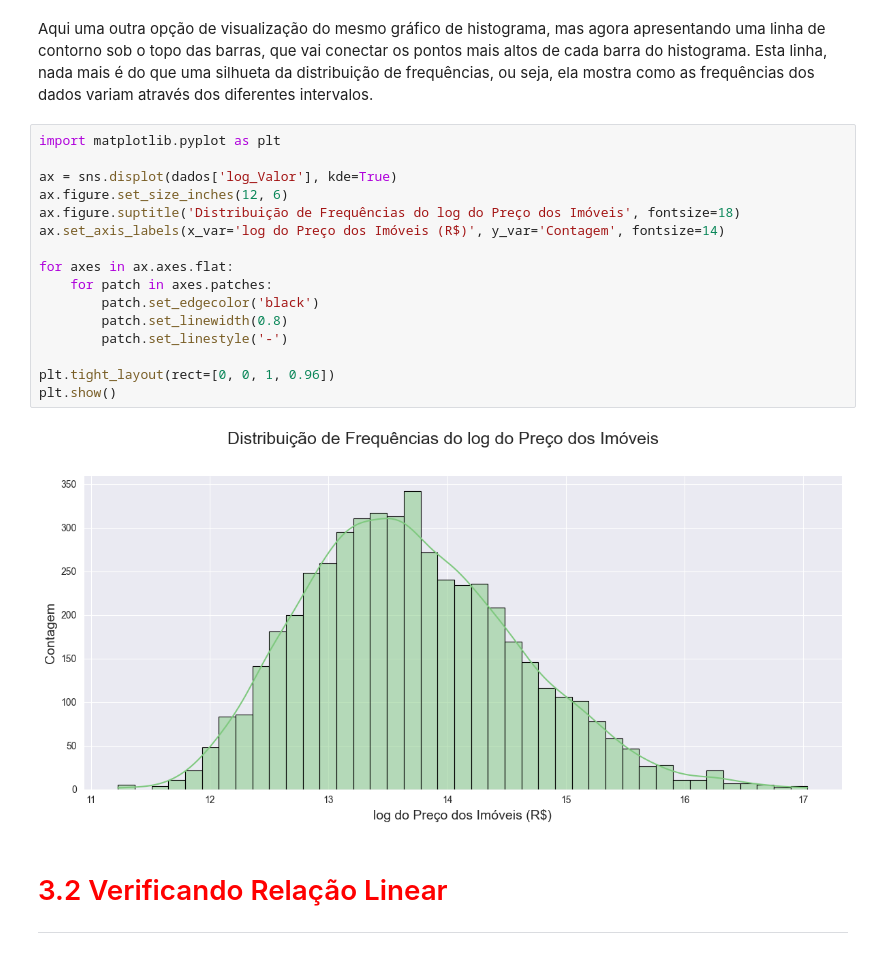
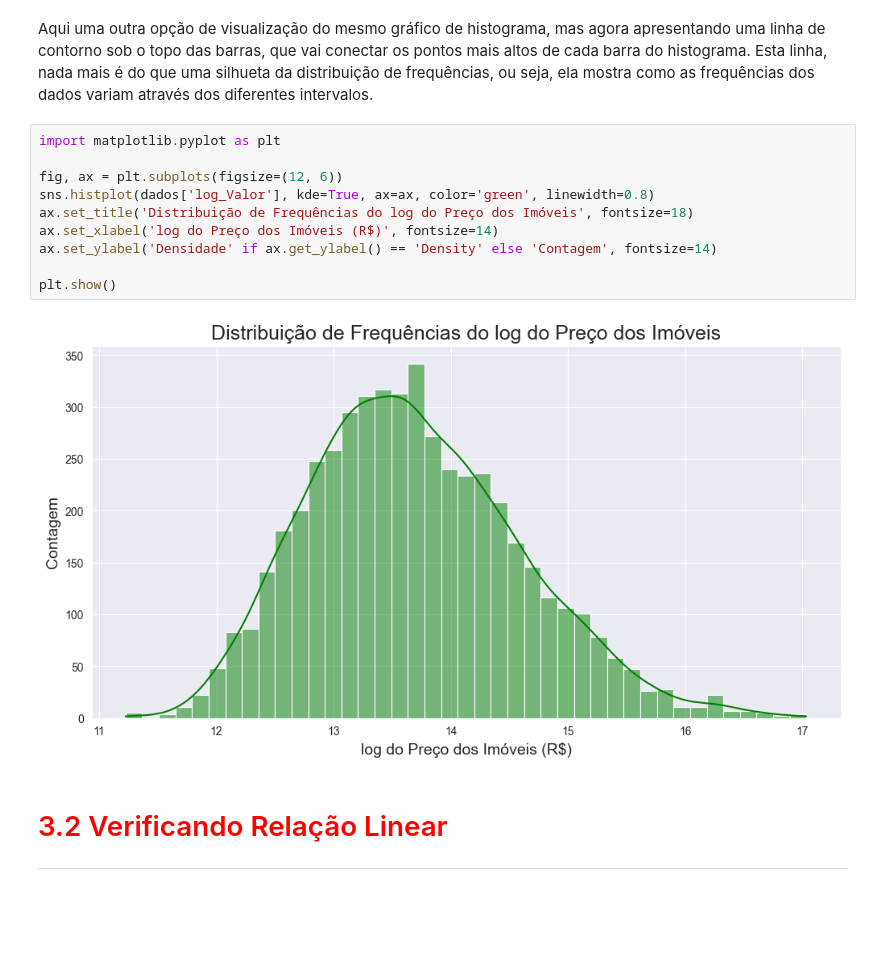
Before and after one commit to JCrpa/curso15_regressao_linear_tecnicas_avancadas_de_modelagem, a Jupyter notebook: Projeto/Regressão Linear.ipynb, the cells around one changed output. Cells and saved outputs as stored; diff of their text form; blank space fills up the shorter version.

```diff
--- a/Projeto/Regressão Linear.ipynb
+++ b/Projeto/Regressão Linear.ipynb
@@ -215,21 +215,15 @@ Aqui uma outra opção de visualização do mesmo gráfico de histograma, mas ag
 # %%
 import matplotlib.pyplot as plt
 
-ax = sns.displot(dados['log_Valor'], kde=True)
-ax.figure.set_size_inches(12, 6)
-ax.figure.suptitle('Distribuição de Frequências do log do Preço dos Imóveis', fontsize=18)
-ax.set_axis_labels(x_var='log do Preço dos Imóveis (R$)', y_var='Contagem', fontsize=14)
+fig, ax = plt.subplots(figsize=(12, 6))
+sns.histplot(dados['log_Valor'], kde=True, ax=ax, color='green', linewidth=0.8)
+ax.set_title('Distribuição de Frequências do log do Preço dos Imóveis', fontsize=18)
+ax.set_xlabel('log do Preço dos Imóveis (R$)', fontsize=14)
+ax.set_ylabel('Densidade' if ax.get_ylabel() == 'Density' else 'Contagem', fontsize=14)
 
-for axes in ax.axes.flat:
-    for patch in axes.patches:
-        patch.set_edgecolor('black')
-        patch.set_linewidth(0.8)
-        patch.set_linestyle('-')
-
-plt.tight_layout(rect=[0, 0, 1, 0.96])
 plt.show()
 # %% [output]
-[figure, old version]
+[figure, new version]
 # %% [markdown]
 # <font color='red' style='font-size: 30px;'>3.2 Verificando Relação Linear</font>
 <hr style='border: 2px solid red;'>
```
Also changed, not shown: parts of 11 cells of this notebook.
